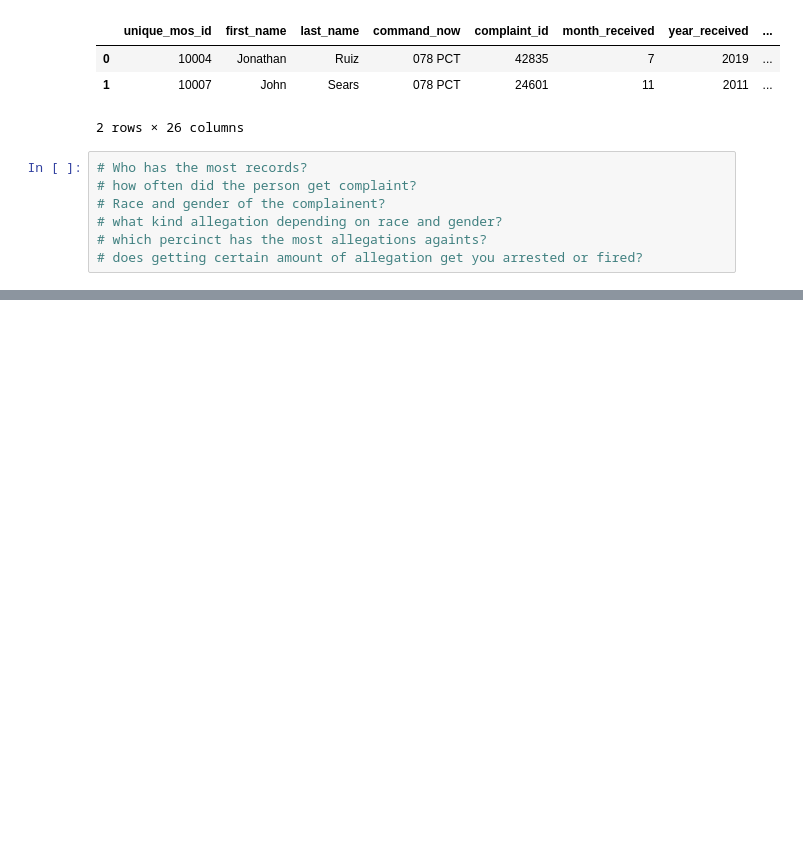
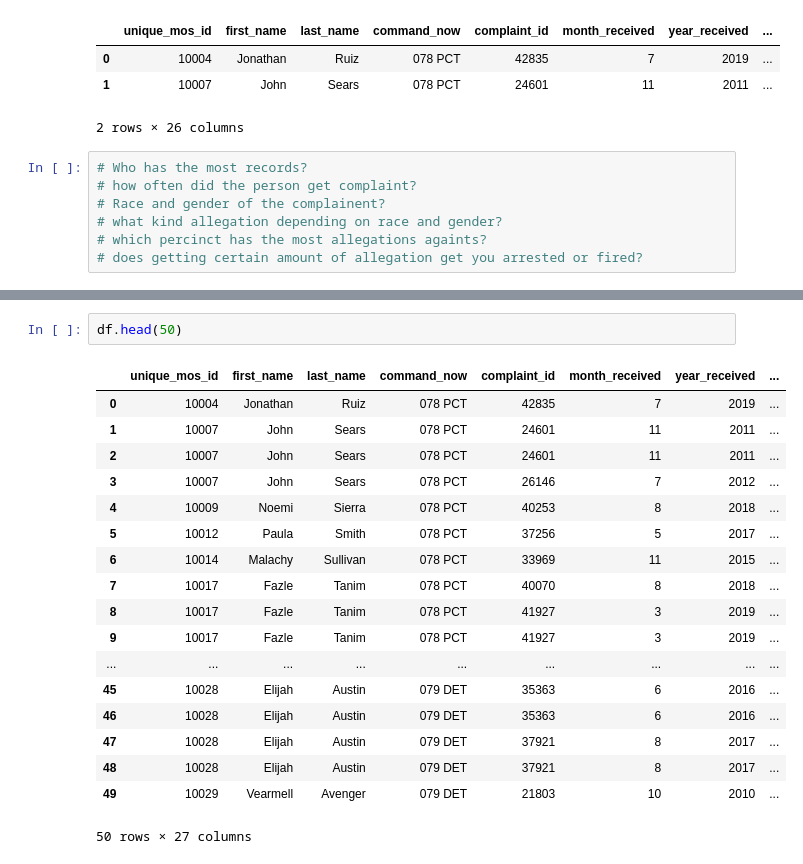
Before and after one commit to ab-89-ab/ownrepo, a Jupyter notebook: group_project.ipynb, the cells around one changed output, grey strips where cells are left out. Saved outputs shown, nothing was run; the diff lists cells and outputs as text; blank space fills up the shorter version.

```diff
--- a/group_project.ipynb
+++ b/group_project.ipynb
@@ -53,0 +170,21 @@ Index(['Average', 'Unnamed: 1', 'Unnamed: 2', 'Unnamed: 3', 'Unnamed: 4',
+# %%
+df.head(50)
+# %% [output]
+|  | unique_mos_id | first_name | last_name | command_now | complaint_id | month_received | year_received | ... |
+| 0 | 10004 | Jonathan | Ruiz | 078 PCT | 42835 | 7 | 2019 | ... |
+| 1 | 10007 | John | Sears | 078 PCT | 24601 | 11 | 2011 | ... |
+| 2 | 10007 | John | Sears | 078 PCT | 24601 | 11 | 2011 | ... |
+| 3 | 10007 | John | Sears | 078 PCT | 26146 | 7 | 2012 | ... |
+| 4 | 10009 | Noemi | Sierra | 078 PCT | 40253 | 8 | 2018 | ... |
+| 5 | 10012 | Paula | Smith | 078 PCT | 37256 | 5 | 2017 | ... |
+| 6 | 10014 | Malachy | Sullivan | 078 PCT | 33969 | 11 | 2015 | ... |
+| 7 | 10017 | Fazle | Tanim | 078 PCT | 40070 | 8 | 2018 | ... |
+| 8 | 10017 | Fazle | Tanim | 078 PCT | 41927 | 3 | 2019 | ... |
+| 9 | 10017 | Fazle | Tanim | 078 PCT | 41927 | 3 | 2019 | ... |
+| ... | ... | ... | ... | ... | ... | ... | ... | ... |
+| 45 | 10028 | Elijah | Austin | 079 DET | 35363 | 6 | 2016 | ... |
+| 46 | 10028 | Elijah | Austin | 079 DET | 35363 | 6 | 2016 | ... |
+| 47 | 10028 | Elijah | Austin | 079 DET | 37921 | 8 | 2017 | ... |
+| 48 | 10028 | Elijah | Austin | 079 DET | 37921 | 8 | 2017 | ... |
+| 49 | 10029 | Vearmell | Avenger | 079 DET | 21803 | 10 | 2010 | ... |
+50 rows × 27 columns
```
Also changed, not shown: parts of 16 cells of this notebook, 2 other files.
